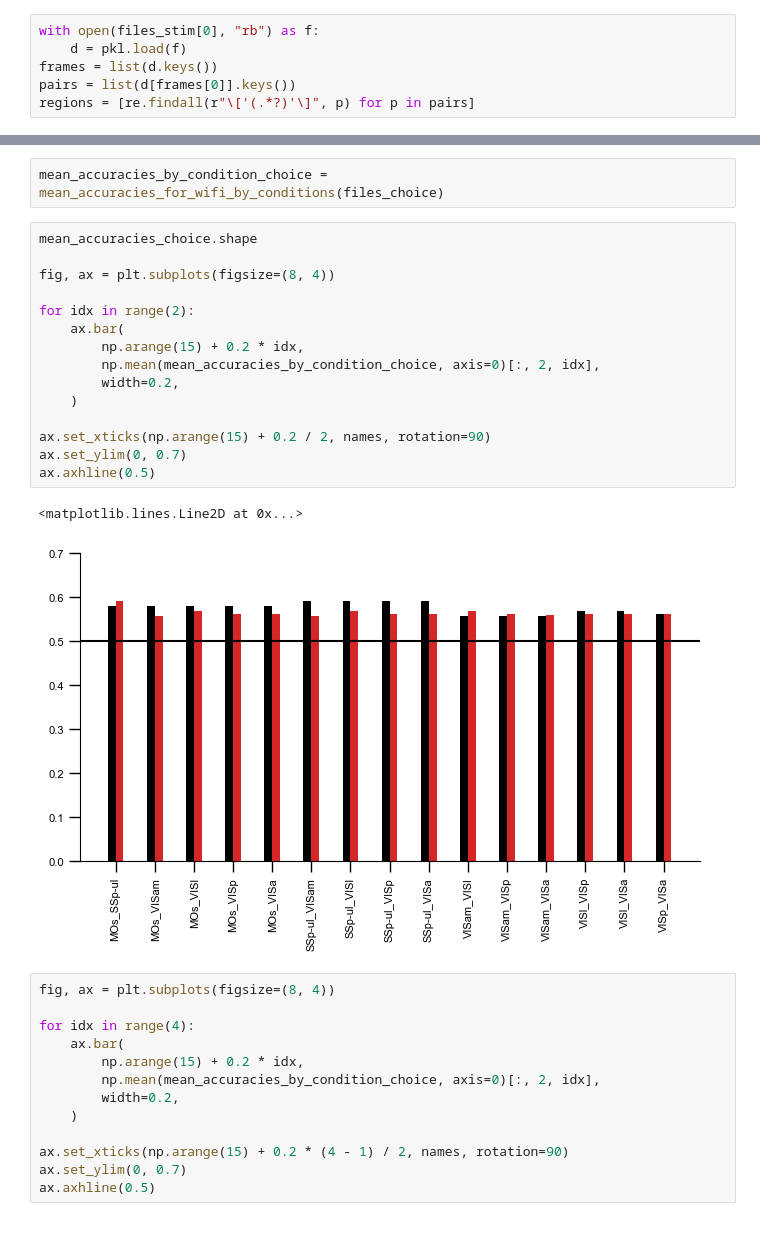
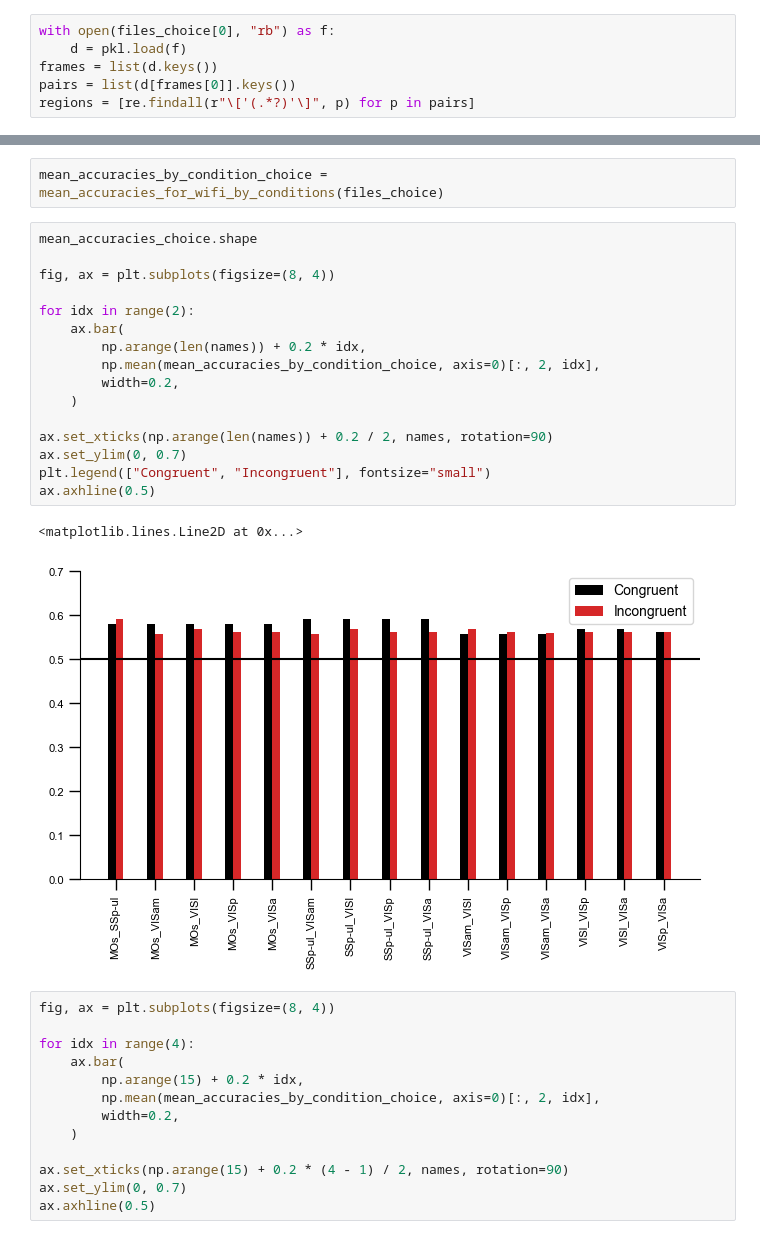
Before and after one commit to debottamKundu/ibl-partial-info-decomp, a Jupyter notebook: notebooks/multiregiondecoders.ipynb, the cells around one changed output, grey strips where cells are left out. Cells and saved outputs as stored; diff of their text form.

```diff
--- a/notebooks/multiregiondecoders.ipynb
+++ b/notebooks/multiregiondecoders.ipynb
@@ -119,7 +119,7 @@ mean_accuracies_stim.shape, null_mean_stim.shape
 # %% [output]
 ((48, 15, 3, 2), (48, 15, 3, 2))
 # %%
-with open(files_stim[0], "rb") as f:
+with open(files_choice[0], "rb") as f:
     d = pkl.load(f)
 frames = list(d.keys())
 pairs = list(d[frames[0]].keys())
@@ -508,21 +508,22 @@ mean_accuracies_by_condition_choice = mean_accuracies_for_wifi_by_conditions(fil
 # %%
 mean_accuracies_choice.shape
 
 fig, ax = plt.subplots(figsize=(8, 4))
 
 for idx in range(2):
     ax.bar(
-        np.arange(15) + 0.2 * idx,
+        np.arange(len(names)) + 0.2 * idx,
         np.mean(mean_accuracies_by_condition_choice, axis=0)[:, 2, idx],
         width=0.2,
     )
 
-ax.set_xticks(np.arange(15) + 0.2 / 2, names, rotation=90)
+ax.set_xticks(np.arange(len(names)) + 0.2 / 2, names, rotation=90)
 ax.set_ylim(0, 0.7)
+plt.legend(["Congruent", "Incongruent"], fontsize="small")
 ax.axhline(0.5)
 # %% [output]
 <matplotlib.lines.Line2D at 0x...>
-[figure, old version]
+[figure, new version]
 # %%
 fig, ax = plt.subplots(figsize=(8, 4))
 
```
Also changed, not shown: parts of 4 cells of this notebook, 5 other files.
